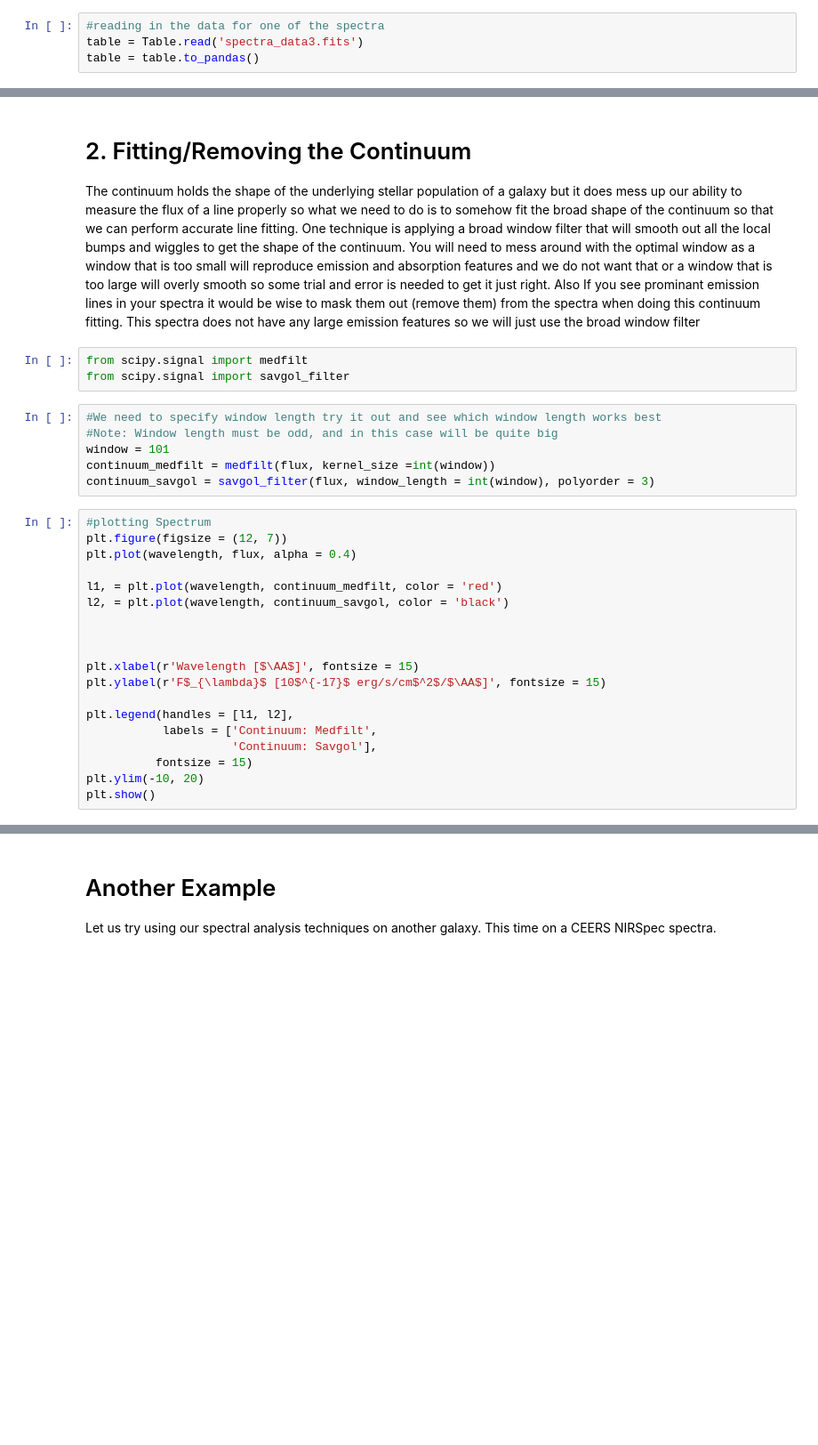
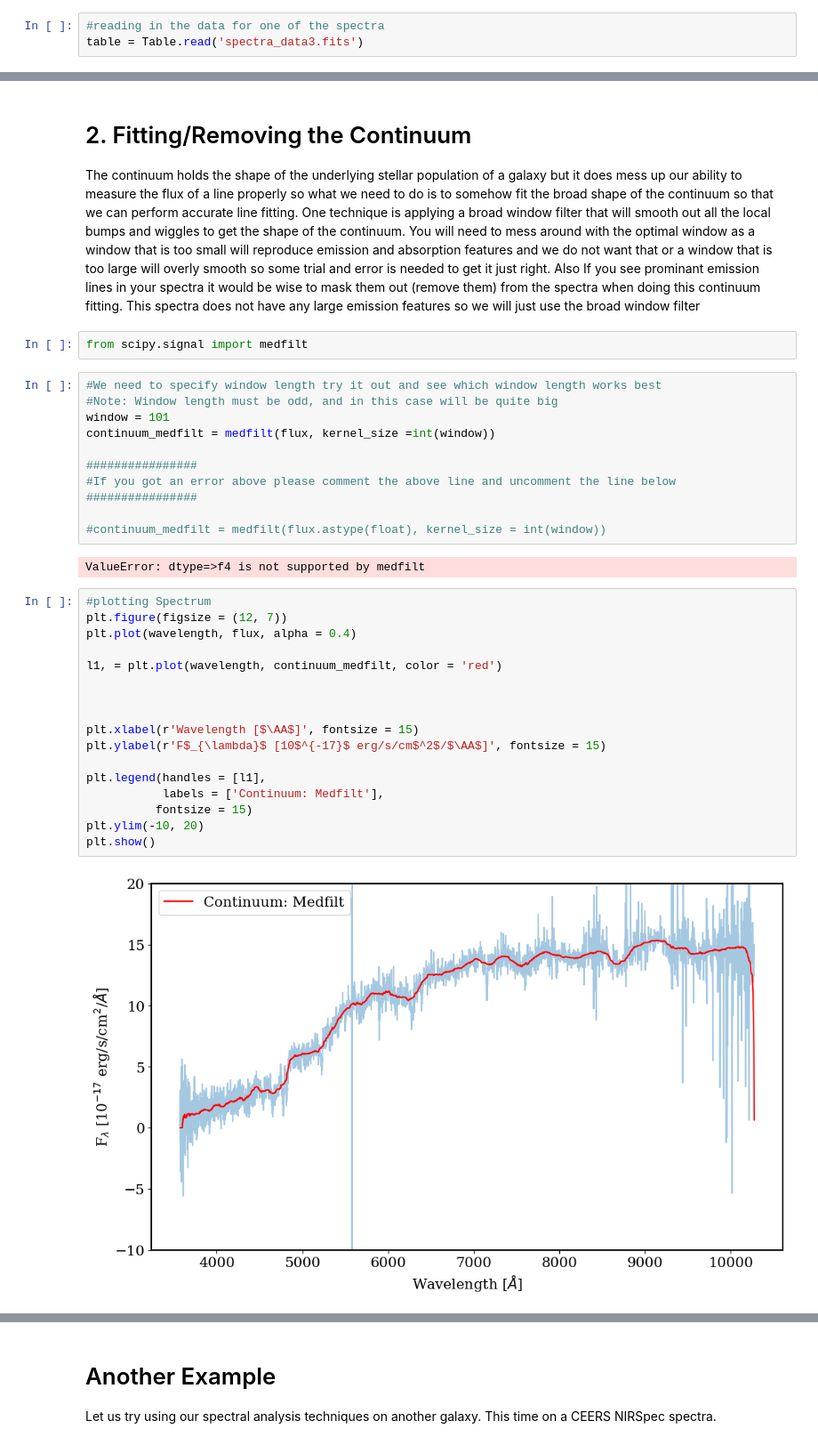
Before and after one commit to astroscar09/VIP_MODULE, a Jupyter notebook: Module3_Spectral_Analysis_Part1.ipynb, the cells around one changed output, grey strips where cells are left out. Shown: that part at 89% size. Cells and saved outputs as stored; diff of their text form; blank space fills up the shorter version.

```diff
--- a/Module3_Spectral_Analysis_Part1.ipynb
+++ b/Module3_Spectral_Analysis_Part1.ipynb
@@ -140,4 +175,3 @@ def convert_Fnu_to_Flambda(wavelength, fnu):
 # %%
 #reading in the data for one of the spectra
 table = Table.read('spectra_data3.fits')
-table = table.to_pandas()
@@ -202,29 +264,35 @@ plt.show()
 The continuum holds the shape of the underlying stellar population of a galaxy but it does mess up our ability to measure the flux of a line properly so what we need to do is to somehow fit the broad shape of the continuum so that we can perform accurate line fitting. One technique is applying a broad window filter that will smooth out all the local bumps and wiggles to get the shape of the continuum. You will need to mess around with the optimal window as a window that is too small will reproduce emission and absorption features and we do not want that or a window that is too large will overly smooth so some trial and error is needed to get it just right. Also If you see prominant emission lines in your spectra it would be wise to mask them out (remove them) from the spectra when doing this continuum fitting. This spectra does not have any large emission features so we will just use the broad window filter
 # %%
 from scipy.signal import medfilt
-from scipy.signal import savgol_filter
 # %%
 #We need to specify window length try it out and see which window length works best
 #Note: Window length must be odd, and in this case will be quite big
 window = 101
 continuum_medfilt = medfilt(flux, kernel_size =int(window))
-continuum_savgol = savgol_filter(flux, window_length = int(window), polyorder = 3)
+
+################
+#If you got an error above please comment the above line and uncomment the line below
+################
+
+#continuum_medfilt = medfilt(flux.astype(float), kernel_size = int(window))
+# %% [output]
+ValueError: dtype=>f4 is not supported by medfilt
 # %%
 #plotting Spectrum
 plt.figure(figsize = (12, 7))
 plt.plot(wavelength, flux, alpha = 0.4)
 
 l1, = plt.plot(wavelength, continuum_medfilt, color = 'red')
-l2, = plt.plot(wavelength, continuum_savgol, color = 'black')
 
 
 
 plt.xlabel(r'Wavelength [$\AA$]', fontsize = 15)
 plt.ylabel(r'F$_{\lambda}$ [10$^{-17}$ erg/s/cm$^2$/$\AA$]', fontsize = 15)
 
-plt.legend(handles = [l1, l2],
-           labels = ['Continuum: Medfilt',
-                     'Continuum: Savgol'],
+plt.legend(handles = [l1],
+           labels = ['Continuum: Medfilt'],
           fontsize = 15)
 plt.ylim(-10, 20)
 plt.show()
+# %% [output]
+[figure, added]
```
Also changed, not shown: parts of 33 cells of this notebook, 3 other files.
